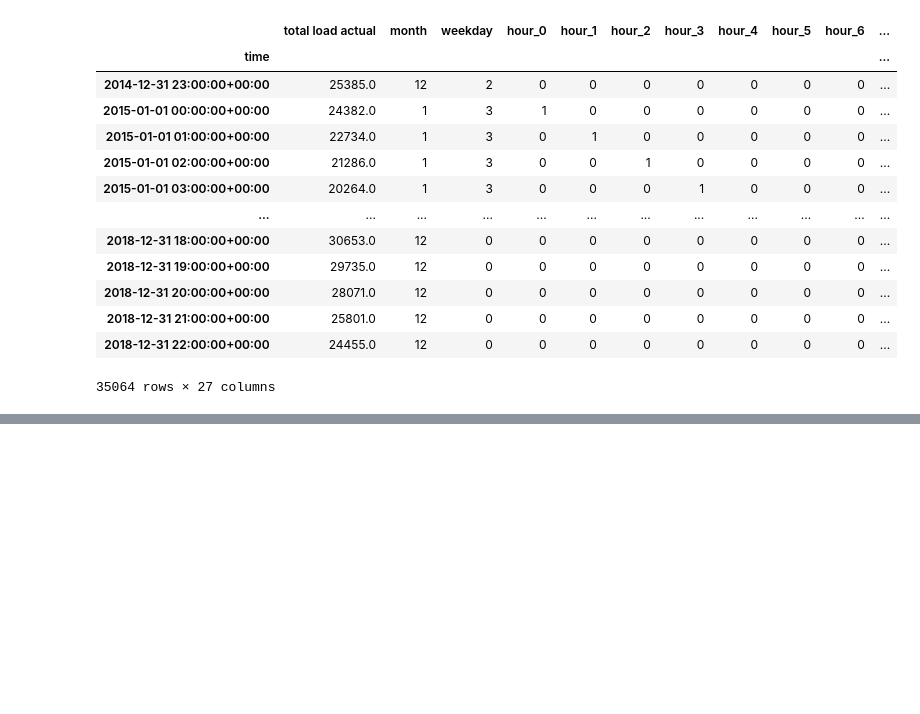
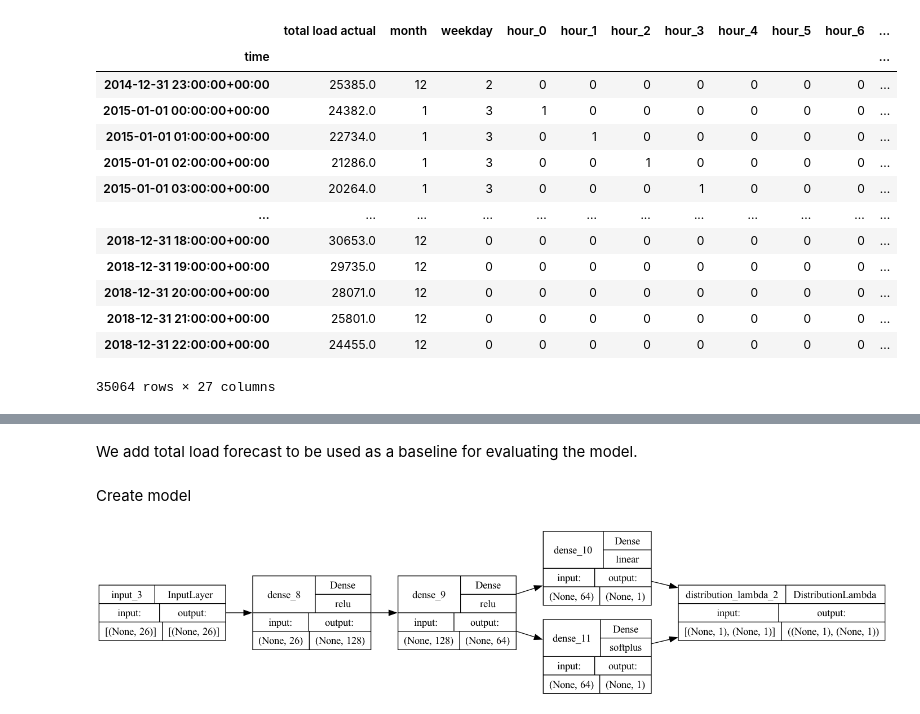
Before and after one commit to siljeberiksen/AI-in-industry, a Jupyter notebook: exam.ipynb, the cells around one changed output, grey strips where cells are left out. Cells and saved outputs as stored; diff of their text form; code cells hidden in the pictures; blank space fills up the shorter version.

Commit message:
Added neural model

```diff
--- a/exam.ipynb
+++ b/exam.ipynb
@@ -227,18 +238,20 @@ total_load_df = total_load_df.dropna()
 y_df=total_load_df["total load actual"].astype('float64')
 X_df=total_load_df.drop("total load actual", axis=1)
 
-sep = '2018-01-01'
-#normalize weekday and month
-X_df['weekday'] = X_df['weekday'] / 6
-X_df["month"] = X_df["month"]/12
-#X_train, X_test, y_train, y_test = train_test_split(X, y, test_size=0.33, random_state=42)
+#sep = '2018-01-01'
+scaler = StandardScaler()
+X_scaled = scaler.fit_transform(X_df)
+
+X_train, X_test, y_train, y_test = train_test_split(X_scaled, y_df, test_size=0.33, random_state=42)
 input_shape=len(X_df.columns)
 energy_df_2 = energy_df.dropna(subset=["total load actual"])
 # %%
 #Seperate training and test set
-sep = '2018-01-01'
-X_train = X_df[X_df.index < sep]
-y_train = y_df[y_df.index < sep]
-X_test = X_df[X_df.index >= sep]
-y_test= y_df[y_df.index >= sep]
+# sep = '2018-01-01'
+# X_train = X_df[X_df.index < sep]
+# y_train = y_df[y_df.index < sep]
+# X_test = X_df[X_df.index >= sep]
+# y_test= y_df[y_df.index >= sep]
+# %% [markdown]
+We add total load forecast to be used as a baseline for evaluating the model.
 # %%
@@ -247,0 +263,16 @@ total_load_forecast_test = energy_df_2[X_df.index >= sep]["total load forecast"]
+# %% [markdown]
+Create model
+# %%
+def build_model(input_shape):
+    inputs = tf.keras.Input(shape=input_shape)
+    x = Dense(128, activation='relu')(inputs)
+    x = Dense(64, activation='relu')(x)
+    mu = Dense(1)(x)
+    sigma = Dense(1, activation=tf.nn.softplus)(x)
+    outputs = tfp.layers.DistributionLambda(lambda t: tfp.distributions.Normal(loc=t[0], scale=t[1]))([mu, sigma])
+    return Model(inputs, outputs)
+
+model = build_model(X_train.shape[1])
+keras.utils.plot_model(model, show_shapes=True,show_layer_names=True, rankdir='LR', show_layer_activations=True)
+# %% [output]
+[figure, added]
```
Also changed, not shown: parts of 12 cells of this notebook.
